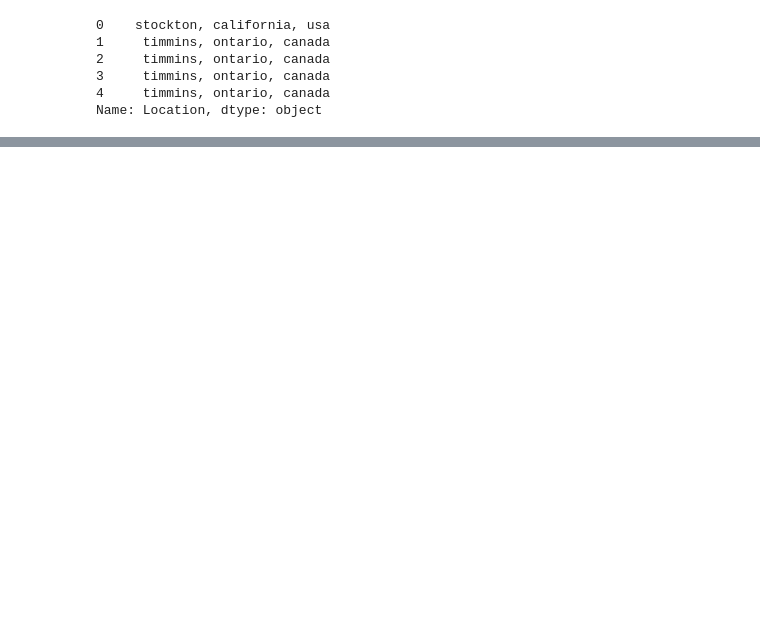
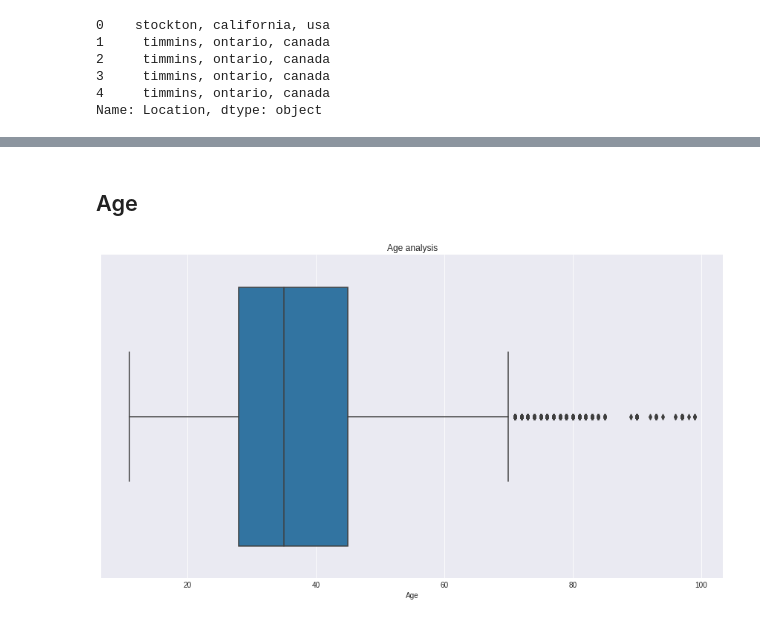
Before and after one commit to Gabriel-limadev/recommendation_system-machine_learning, a Jupyter notebook: recommendation_system.ipynb, the cells around one changed output, grey strips where cells are left out. Drawn from its saved outputs; the diff is of its cells as text; code cells hidden in the pictures; blank space fills up the shorter version.

Commit message:
Cleaning data

```diff
--- a/recommendation_system.ipynb
+++ b/recommendation_system.ipynb
@@ -272,0 +335,4 @@ cross_tab.head()
+# %%
+cross_tab['Age'] = cross_tab['Age'].apply(delete_age_objects)
+# %%
+cross_tab['Age'] = pd.to_numeric(cross_tab['Age'])
@@ -272,0 +538,7 @@ cross_tab.head()
+# %% [markdown]
+## Age
+# %%
+sns.boxplot(x = 'Age', data = cross_tab)
+plt.title('Age analysis');
+# %% [output]
+[figure, added]
```
Also changed, not shown: parts of 38 cells of this notebook.
